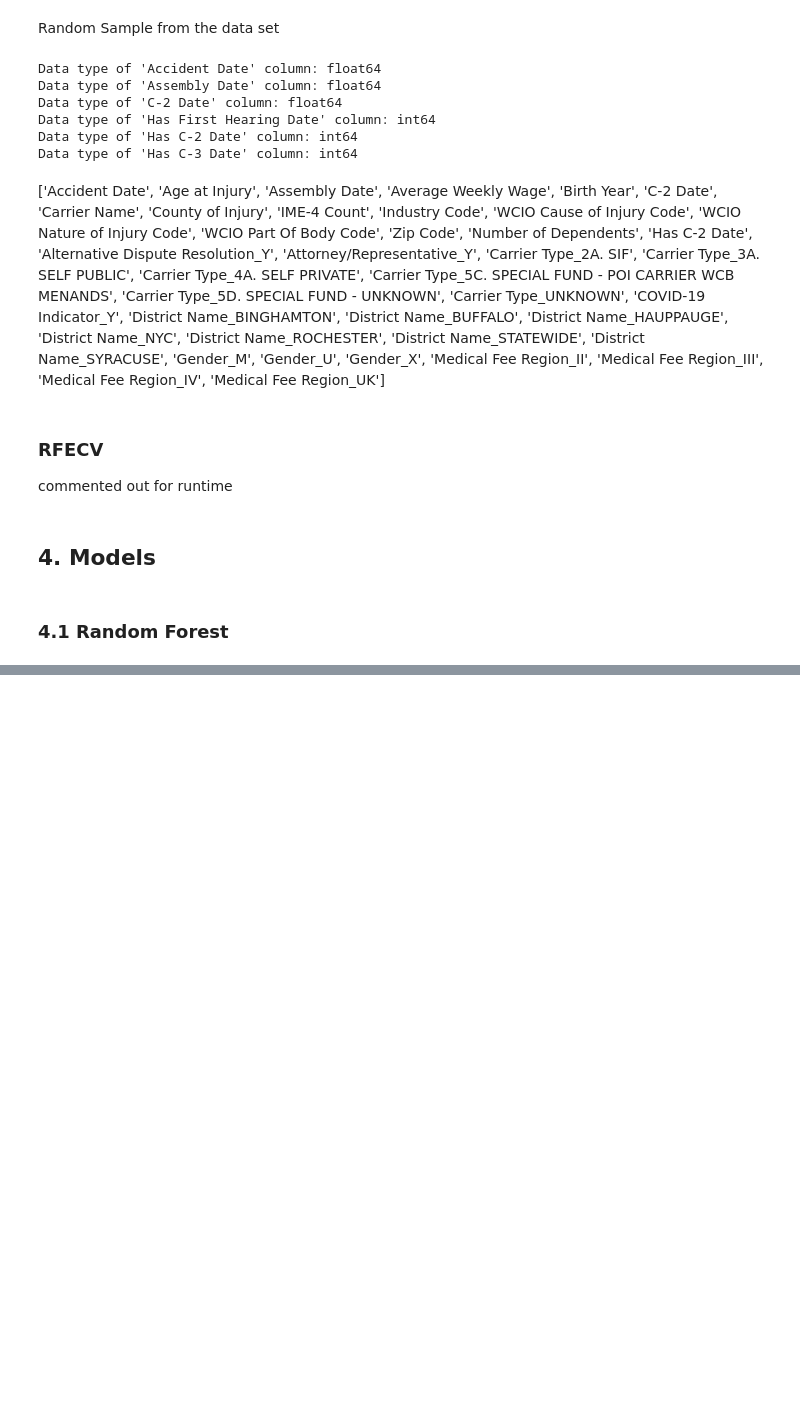
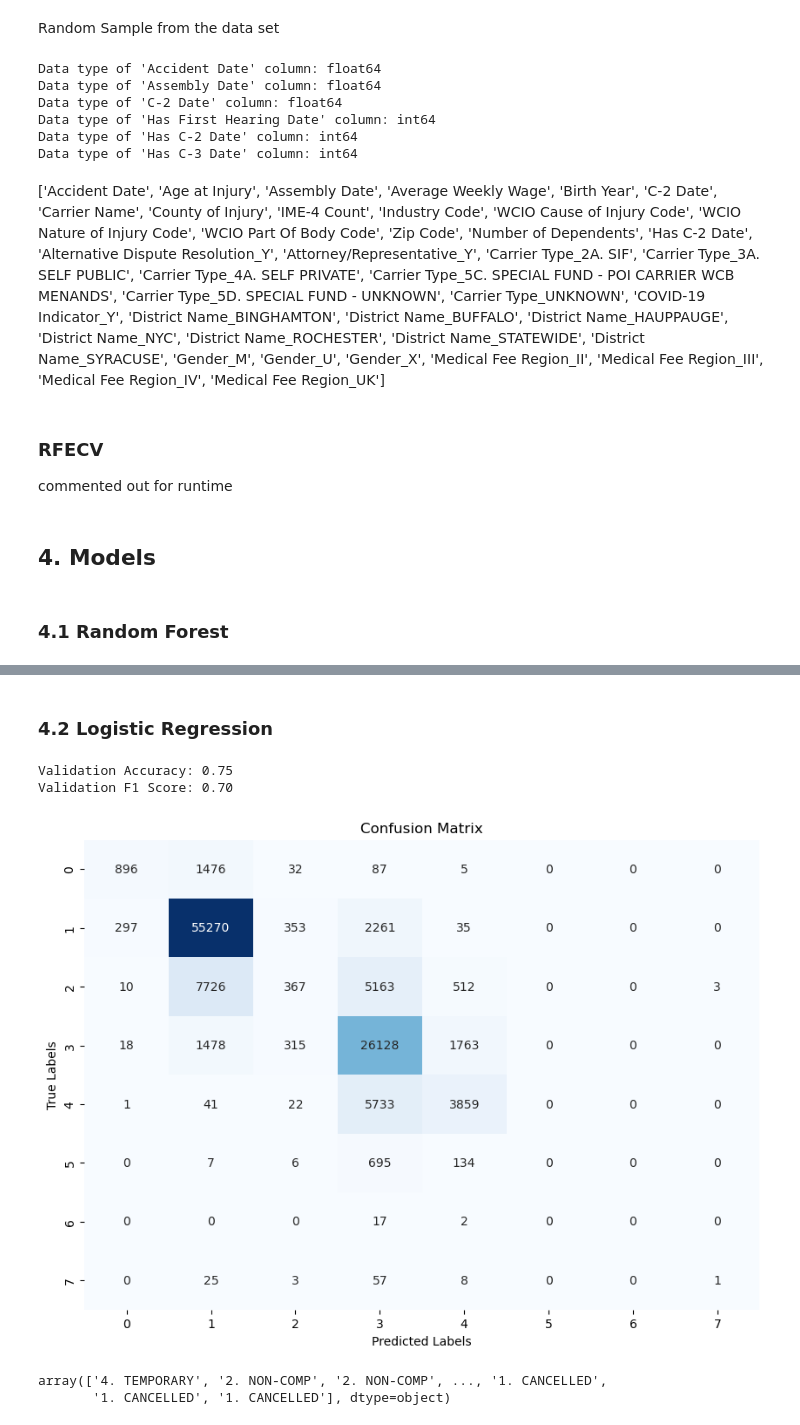
Before and after one commit to tmnstraub/ML_Group36, a Jupyter notebook: src/Group36_joined.ipynb, the cells around one changed output, grey strips where cells are left out. Cells and saved outputs as stored; diff of their text form; code cells hidden in the pictures; blank space fills up the shorter version.

Commit message:
Model

```diff
--- a/src/Group36_joined.ipynb
+++ b/src/Group36_joined.ipynb
@@ -2130,0 +2129,59 @@ Created in <span style='font-weight:600;margin-left:4px;'>Deepnote</span></a>
+# %% [markdown]
+### 4.2 Logistic Regression
+# %%
+selected_features = ['Accident Date', 'Age at Injury', 'Assembly Date', 'Average Weekly Wage', 'Birth Year', 'C-2 Date', 'Carrier Name', 'County of Injury', 'IME-4 Count', 'Industry Code', 'WCIO Cause of Injury Code', 'WCIO Nature of Injury Code', 'WCIO Part Of Body Code', 'Zip Code', 'Number of Dependents', 'Has C-2 Date', 'Alternative Dispute Resolution_Y', 'Attorney/Representative_Y', 'Carrier Type_2A. SIF', 'Carrier Type_3A. SELF PUBLIC', 'Carrier Type_4A. SELF PRIVATE', 'Carrier Type_5C. SPECIAL FUND - POI CARRIER WCB MENANDS', 'Carrier Type_5D. SPECIAL FUND - UNKNOWN', 'Carrier Type_UNKNOWN', 'COVID-19 Indicator_Y', 'District Name_BINGHAMTON', 'District Name_BUFFALO', 'District Name_HAUPPAUGE', 'District Name_NYC', 'District Name_ROCHESTER', 'District Name_STATEWIDE', 'District Name_SYRACUSE', 'Gender_M', 'Gender_U', 'Gender_X', 'Medical Fee Region_II', 'Medical Fee Region_III', 'Medical Fee Region_IV', 'Medical Fee Region_UK']
+# %%
+from sklearn.model_selection import train_test_split
+from sklearn.linear_model import LogisticRegression
+from sklearn.metrics import accuracy_score, f1_score
+
+# Prepare selected feature subsets for training, validation, and testing
+X_train_selected = X_train_encoded[selected_features]
+X_val_selected = X_val_encoded[selected_features]
+X_test_selected = X_test_encoded[selected_features]
+
+# Logistic Regression model setup
+lr_model = LogisticRegression(random_state=42, max_iter=1000)  # Increase max_iter if convergence warning occurs
+
+# Train the model
+lr_model.fit(X_train_selected, y_train_encoded)
+
+# Predict on validation set
+y_pred_val = lr_model.predict(X_val_selected)
+
+# Predict on test set
+y_pred_test = lr_model.predict(X_test_selected)
+
+# Calculate accuracy and F1 score on validation set
+val_accuracy = accuracy_score(y_val_encoded, y_pred_val)
+val_f1 = f1_score(y_val_encoded, y_pred_val, average='weighted')  # Use 'weighted' or 'macro' for multiclass
+
+# Print validation results
+print(f"Validation Accuracy: {val_accuracy:.2f}")
+print(f"Validation F1 Score: {val_f1:.2f}")
+# %% [output]
+Validation Accuracy: 0.75
+Validation F1 Score: 0.70
+# %%
+import seaborn as sns
+
+# Calculate confusion matrix
+conf_matrix = confusion_matrix(y_val_encoded, y_pred_val)
+
+# Plot confusion matrix
+plt.figure(figsize=(10, 7))
+sns.heatmap(conf_matrix, annot=True, fmt="d", cmap="Blues", cbar=False,
+            xticklabels=lr_model.classes_, yticklabels=lr_model.classes_)
+plt.xlabel("Predicted Labels")
+plt.ylabel("True Labels")
+plt.title("Confusion Matrix")
+plt.show()
+# %% [output]
+[figure, added]
+# %%
+
+test = enc2.inverse_transform(y_pred_test)
+test
+# %% [output]
+array(['4. TEMPORARY', '2. NON-COMP', '2. NON-COMP', ..., '1. CANCELLED',
+       '1. CANCELLED', '1. CANCELLED'], dtype=object)
```
Also changed, not shown: parts of 8 cells of this notebook, 1 other file.
